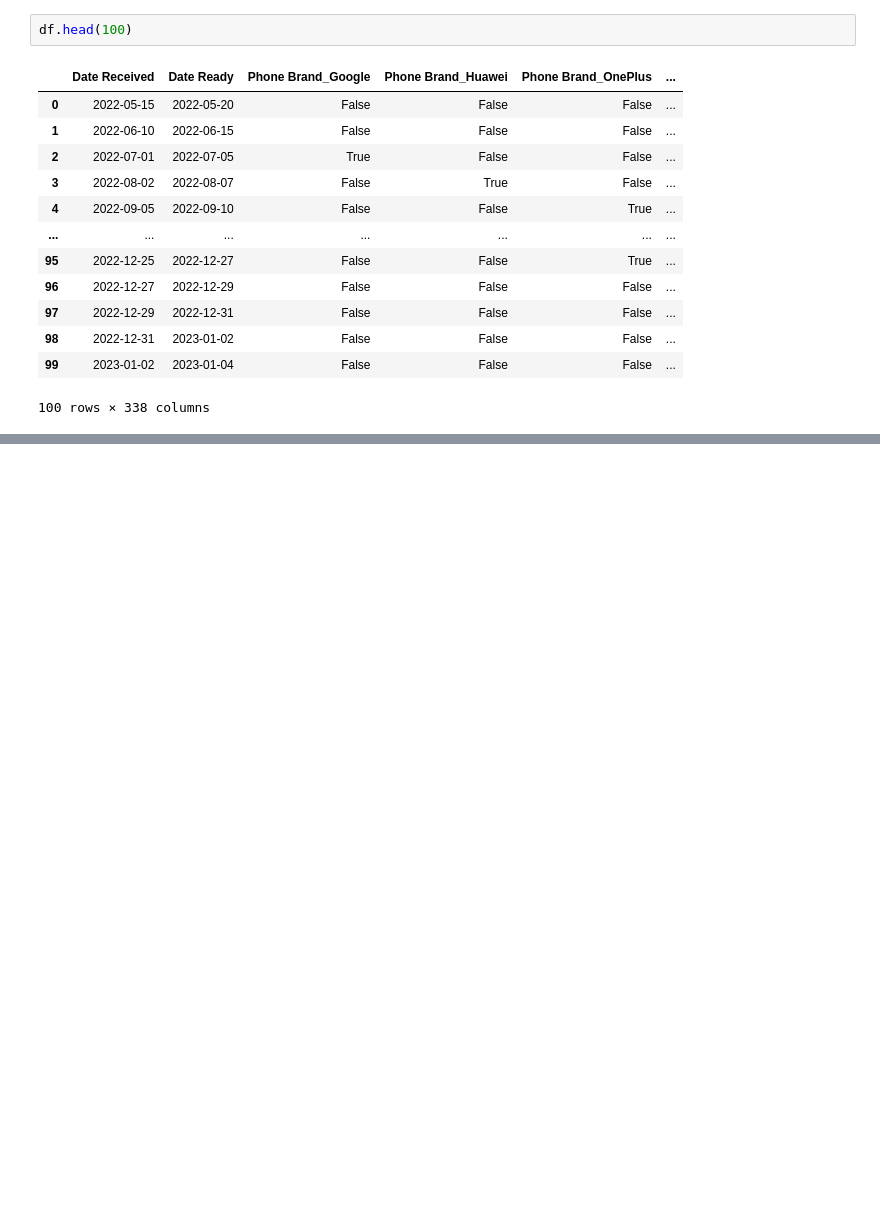
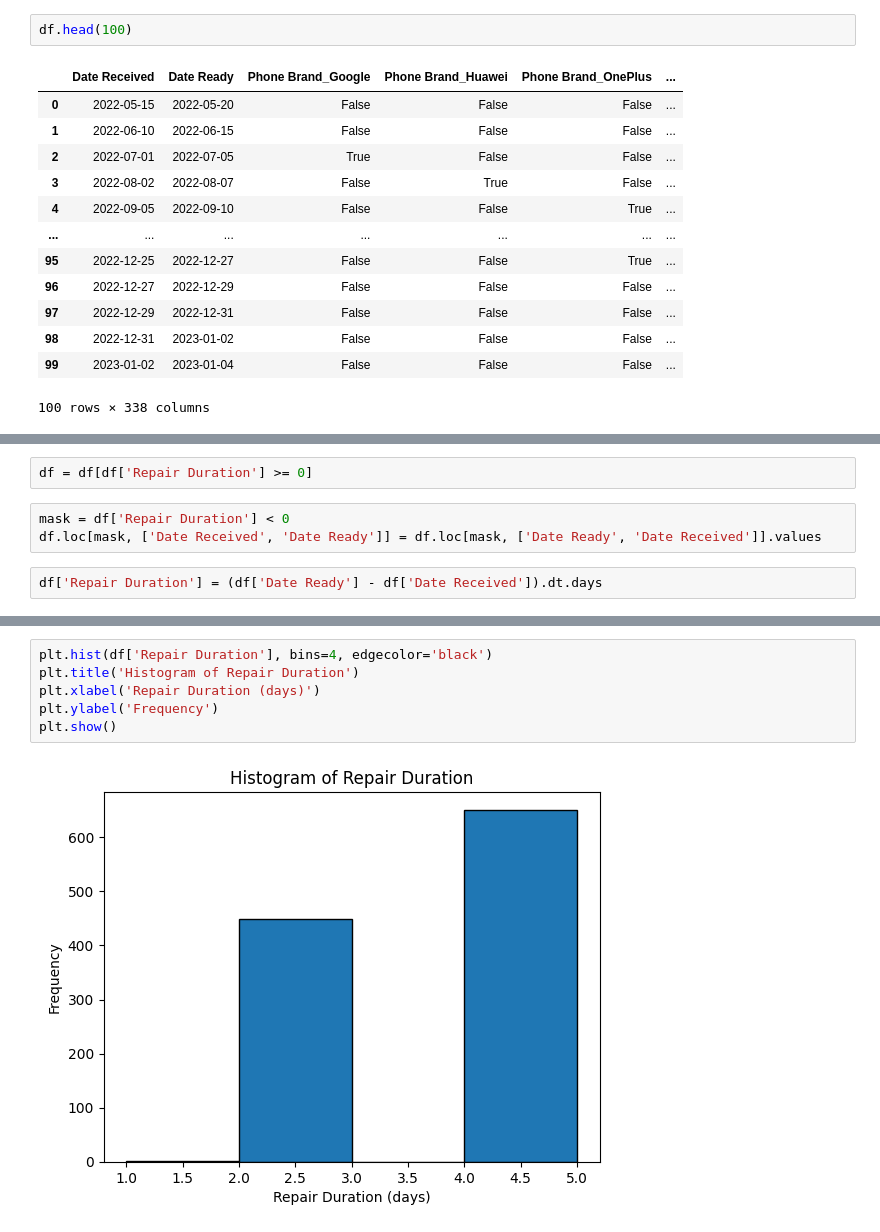
Before and after one commit to nikolamurgo/phone-repair-estimation, a Jupyter notebook: phone-repair-estimation.ipynb, the cells around one changed output, grey strips where cells are left out. Cells and saved outputs as stored; diff of their text form; blank space fills up the shorter version.

```diff
--- a/phone-repair-estimation.ipynb
+++ b/phone-repair-estimation.ipynb
@@ -75,0 +116,7 @@ df.head(100)
+# %%
+df = df[df['Repair Duration'] >= 0]
+# %%
+mask = df['Repair Duration'] < 0
+df.loc[mask, ['Date Received', 'Date Ready']] = df.loc[mask, ['Date Ready', 'Date Received']].values
+# %%
+df['Repair Duration'] = (df['Date Ready'] - df['Date Received']).dt.days
@@ -75,0 +132,8 @@ df.head(100)
+# %%
+plt.hist(df['Repair Duration'], bins=4, edgecolor='black')
+plt.title('Histogram of Repair Duration')
+plt.xlabel('Repair Duration (days)')
+plt.ylabel('Frequency')
+plt.show()
+# %% [output]
+[figure, added]
```
Also changed, not shown: parts of 4 cells of this notebook.
